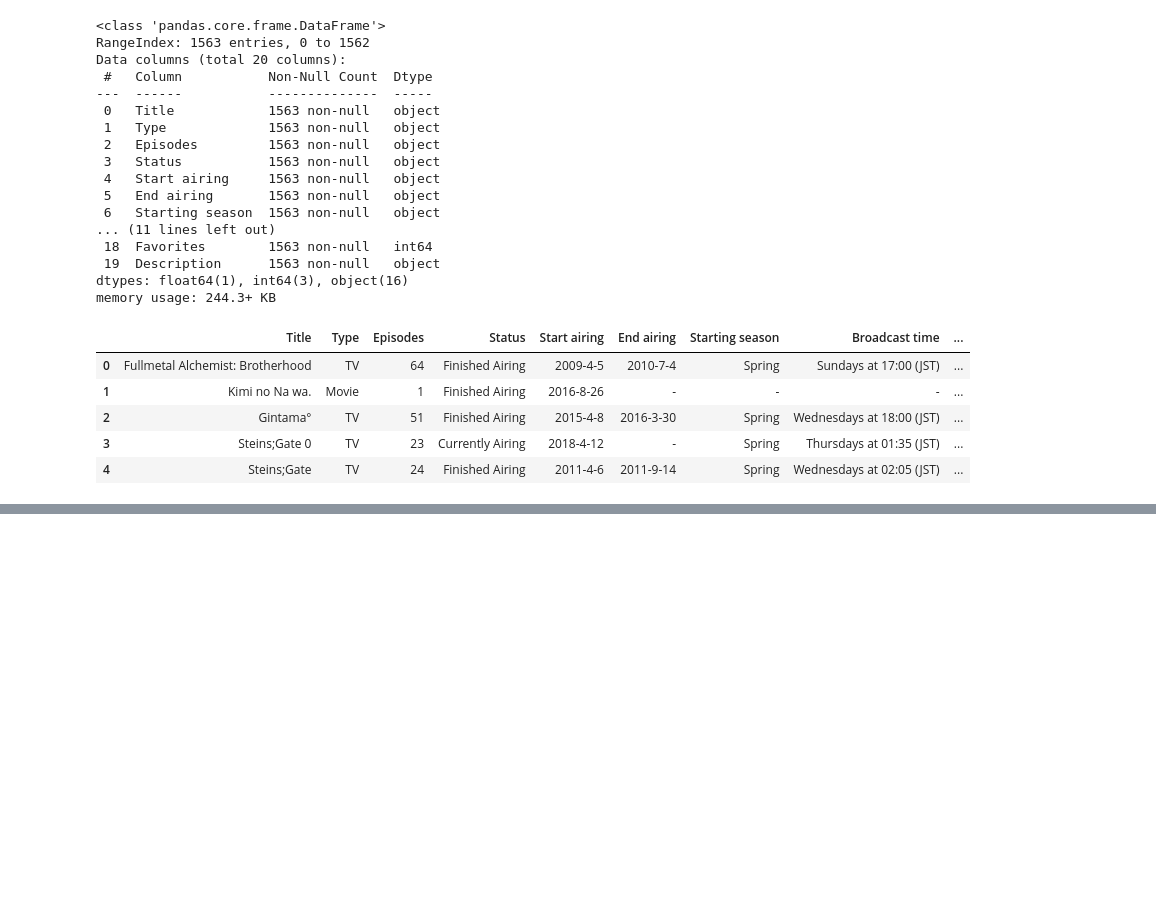
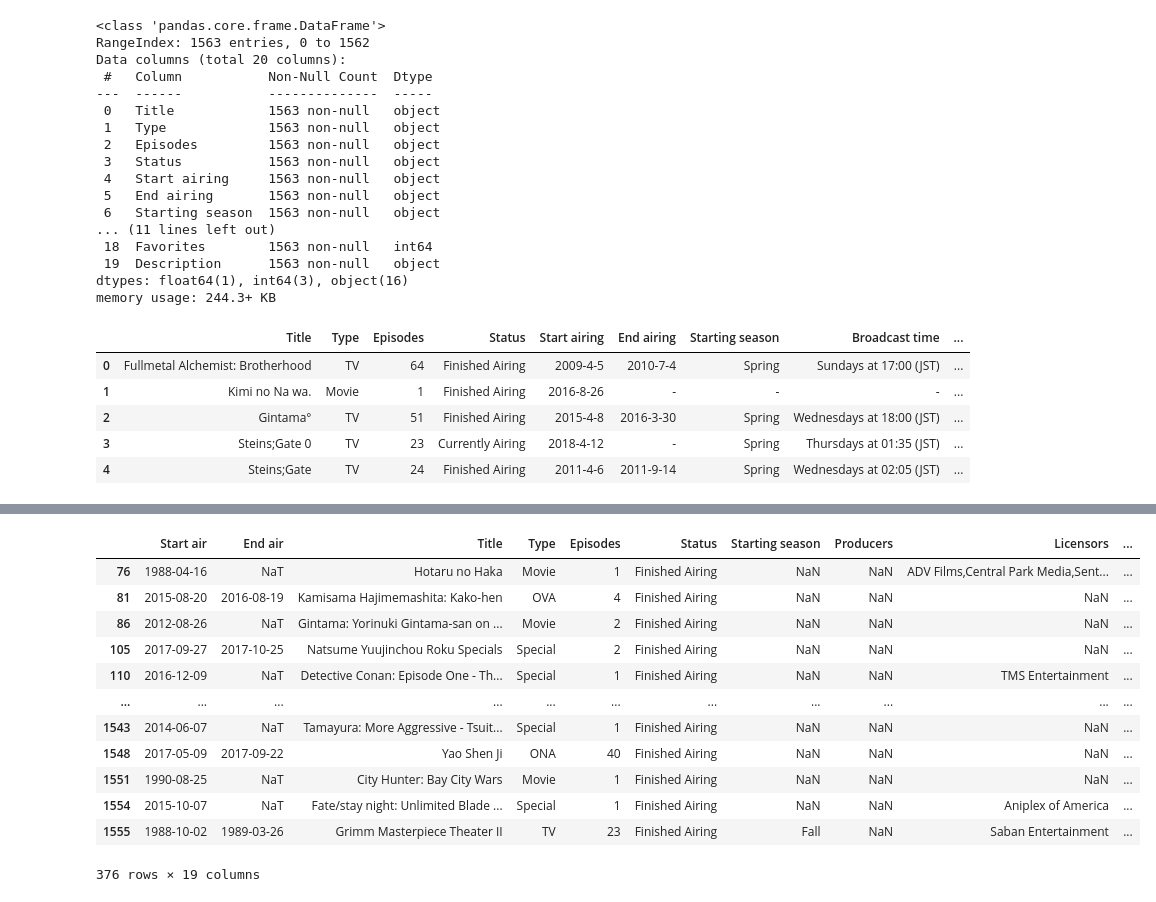
Before and after one commit to aza-atabayev/anime-rating-pop, a Jupyter notebook: Anime-rating-pop.ipynb, the cells around one changed output, grey strips where cells are left out. Saved outputs shown, nothing was run; the diff lists cells and outputs as text; code cells hidden in the pictures; blank space fills up the shorter version.

Commit message:
Finished Data Collection

```diff
--- a/Anime-rating-pop.ipynb
+++ b/Anime-rating-pop.ipynb
@@ -46,0 +91,13 @@ data.head()
+# %%
+#1.  Correctly parse dates
+def dateparse(x):
+    try:
+        a = pd.to_datetime(x, format='%Y-%m-%d')
+        return a
+    except:
+        pass
+        return np.nan
+
+data = pd.read_csv('dataanime.csv', parse_dates={'Start air': ['Start airing'], 'End air': ['End airing']}, date_parser=dateparse)
+
+data.head()
@@ -46,0 +111,4 @@ data.head()
+# %%
+#2.  Change all '-' values to Nan
+data = data.replace('-', np.nan)
+print('Fraction of missinng values :\n', data.isna().sum() / len(data.index) * 100)
@@ -46,0 +144,4 @@ data.head()
+# %%
+#Dropping 'Broadcast time'
+data = data.drop('Broadcast time', axis = 1)
+data.head()
@@ -46,0 +155,17 @@ data.head()
+# %%
+#Checking popularity of animes without 'Producers' and 'Licensors'
+data.loc[(data.Producers.isna())]
+# %% [output]
+|  | Start air | End air | Title | Type | Episodes | Status | Starting season | Producers | Licensors | ... |
+| 76 | 1988-04-16 | NaT | Hotaru no Haka | Movie | 1 | Finished Airing | NaN | NaN | ADV Films,Central Park Media,Sent... | ... |
+| 81 | 2015-08-20 | 2016-08-19 | Kamisama Hajimemashita: Kako-hen | OVA | 4 | Finished Airing | NaN | NaN | NaN | ... |
+| 86 | 2012-08-26 | NaT | Gintama: Yorinuki Gintama-san on ... | Movie | 2 | Finished Airing | NaN | NaN | NaN | ... |
+| 105 | 2017-09-27 | 2017-10-25 | Natsume Yuujinchou Roku Specials | Special | 2 | Finished Airing | NaN | NaN | NaN | ... |
+| 110 | 2016-12-09 | NaT | Detective Conan: Episode One - Th... | Special | 1 | Finished Airing | NaN | NaN | TMS Entertainment | ... |
+| ... | ... | ... | ... | ... | ... | ... | ... | ... | ... | ... |
+| 1543 | 2014-06-07 | NaT | Tamayura: More Aggressive - Tsuit... | Special | 1 | Finished Airing | NaN | NaN | NaN | ... |
+| 1548 | 2017-05-09 | 2017-09-22 | Yao Shen Ji | ONA | 40 | Finished Airing | NaN | NaN | NaN | ... |
+| 1551 | 1990-08-25 | NaT | City Hunter: Bay City Wars | Movie | 1 | Finished Airing | NaN | NaN | NaN | ... |
+| 1554 | 2015-10-07 | NaT | Fate/stay night: Unlimited Blade ... | Special | 1 | Finished Airing | NaN | NaN | Aniplex of America | ... |
+| 1555 | 1988-10-02 | 1989-03-26 | Grimm Masterpiece Theater II | TV | 23 | Finished Airing | Fall | NaN | Saban Entertainment | ... |
+376 rows × 19 columns
```
Also changed, not shown: parts of 16 cells of this notebook.
